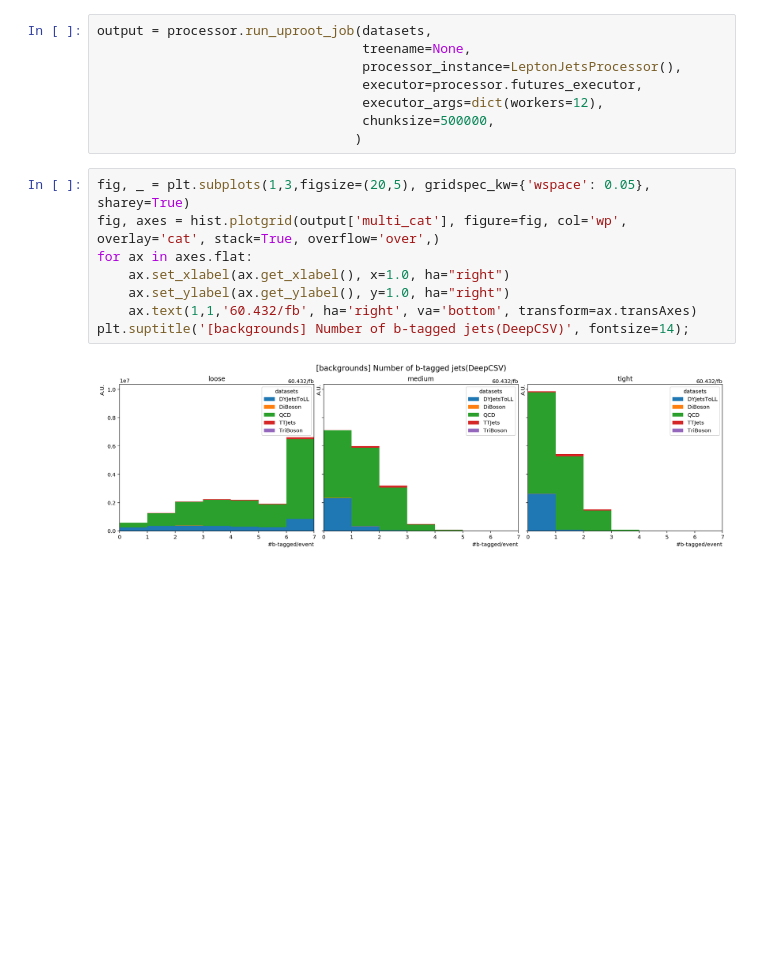
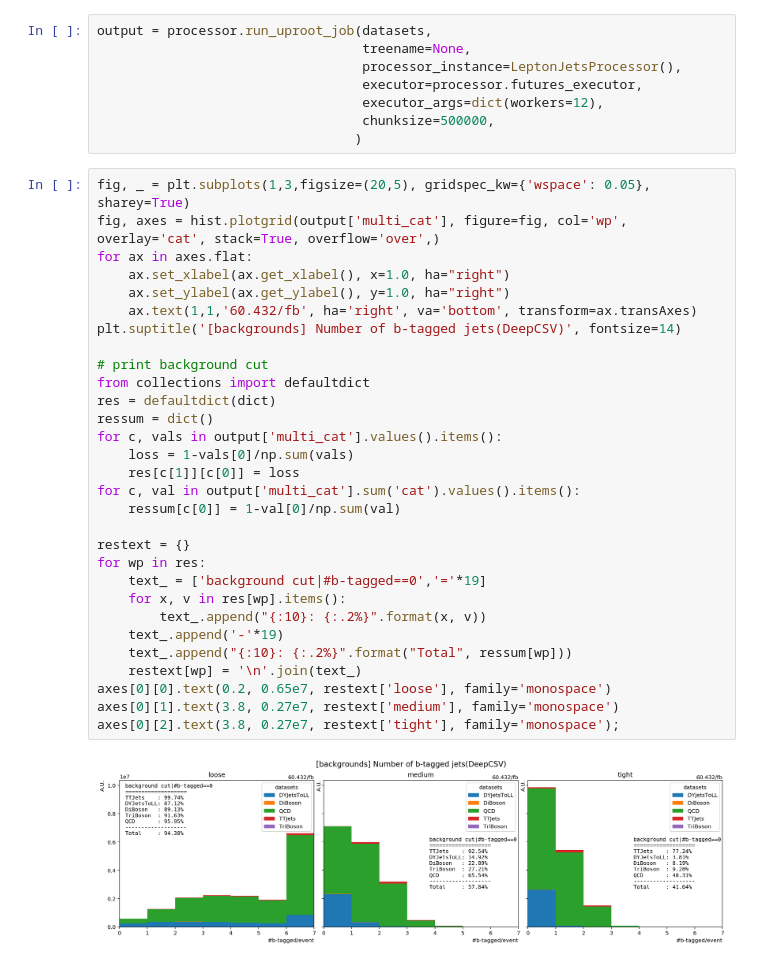
Before and after one commit to pietro14/FireHydrant, a Jupyter notebook: Notebooks/MC/Background/bvetoesfraction.ipynb, the cells around one changed output. Saved outputs shown, nothing was run; the diff lists cells and outputs as text; blank space fills up the shorter version.

```diff
--- a/Notebooks/MC/Background/bvetoesfraction.ipynb
+++ b/Notebooks/MC/Background/bvetoesfraction.ipynb
@@ -94,10 +94,32 @@ output = processor.run_uproot_job(datasets,
 # %%
 fig, _ = plt.subplots(1,3,figsize=(20,5), gridspec_kw={'wspace': 0.05}, sharey=True)
 fig, axes = hist.plotgrid(output['multi_cat'], figure=fig, col='wp', overlay='cat', stack=True, overflow='over',)
 for ax in axes.flat:
     ax.set_xlabel(ax.get_xlabel(), x=1.0, ha="right")
     ax.set_ylabel(ax.get_ylabel(), y=1.0, ha="right")
     ax.text(1,1,'60.432/fb', ha='right', va='bottom', transform=ax.transAxes)
-plt.suptitle('[backgrounds] Number of b-tagged jets(DeepCSV)', fontsize=14);
+plt.suptitle('[backgrounds] Number of b-tagged jets(DeepCSV)', fontsize=14)
+
+# print background cut
+from collections import defaultdict
+res = defaultdict(dict)
+ressum = dict()
+for c, vals in output['multi_cat'].values().items():
+    loss = 1-vals[0]/np.sum(vals)
+    res[c[1]][c[0]] = loss
+for c, val in output['multi_cat'].sum('cat').values().items():
+    ressum[c[0]] = 1-val[0]/np.sum(val)
+
+restext = {}
+for wp in res:
+    text_ = ['background cut|#b-tagged==0','='*19]
+    for x, v in res[wp].items():
+        text_.append("{:10}: {:.2%}".format(x, v))
+    text_.append('-'*19)
+    text_.append("{:10}: {:.2%}".format("Total", ressum[wp]))
+    restext[wp] = '\n'.join(text_)
+axes[0][0].text(0.2, 0.65e7, restext['loose'], family='monospace')
+axes[0][1].text(3.8, 0.27e7, restext['medium'], family='monospace')
+axes[0][2].text(3.8, 0.27e7, restext['tight'], family='monospace');
 # %% [output]
-[figure, old version]
+[figure, new version]
```
Also changed, not shown: 1 other file.
